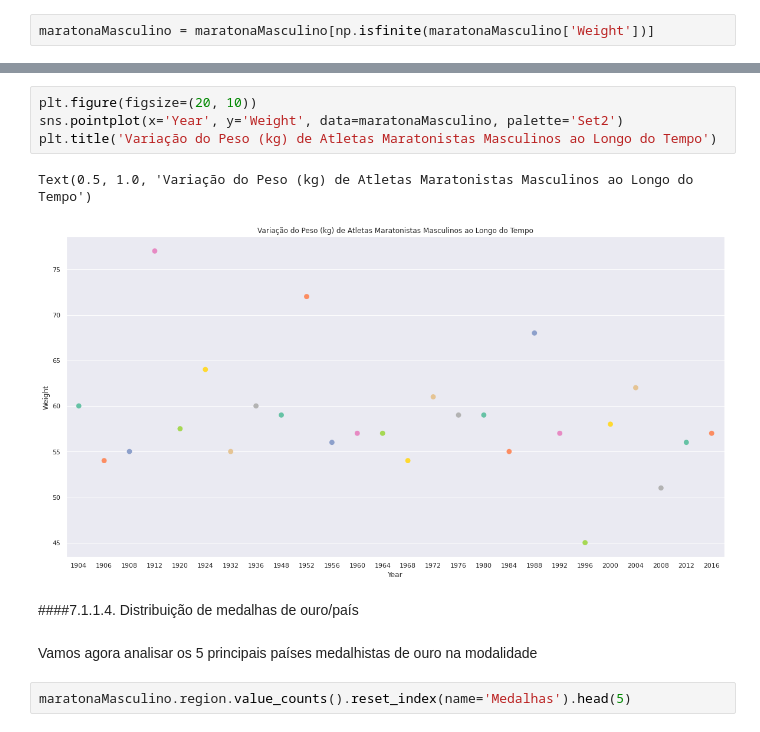
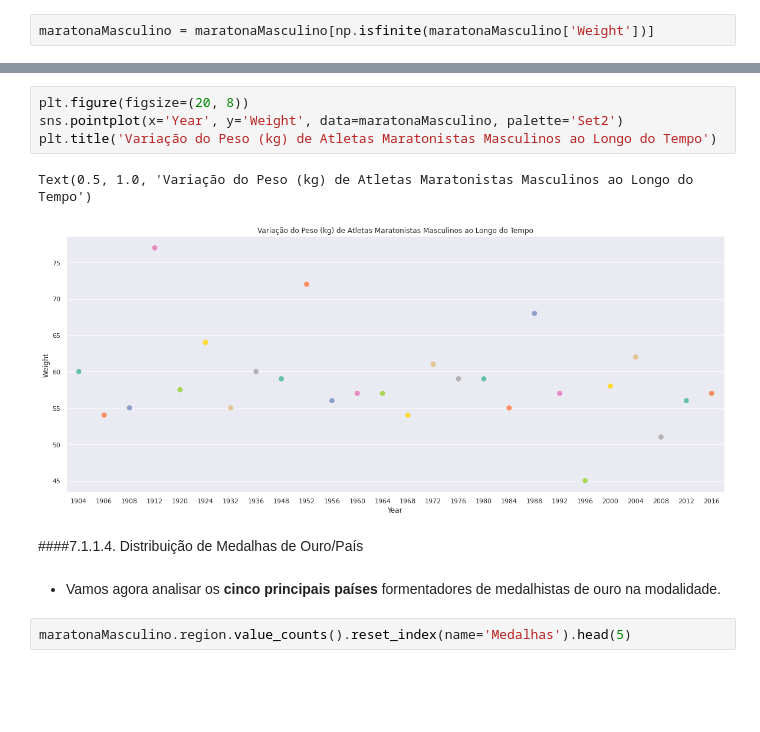
Before and after one commit to MSClaus/Olimpiadas_Analise, a Jupyter notebook: Jogos_Olimpicos.ipynb, the cells around one changed output, grey strips where cells are left out. Saved outputs shown, nothing was run; the diff lists cells and outputs as text; blank space fills up the shorter version.

```diff
--- a/Jogos_Olimpicos.ipynb
+++ b/Jogos_Olimpicos.ipynb
@@ -251,14 +258,14 @@ Usando os mesmos dados, podemos plotar a mudança de peso ao longo do tempo usan
 # %%
-plt.figure(figsize=(20, 10))
+plt.figure(figsize=(20, 8))
 sns.pointplot(x='Year', y='Weight', data=maratonaMasculino, palette='Set2')
 plt.title('Variação do Peso (kg) de Atletas Maratonistas Masculinos ao Longo do Tempo')
 # %% [output]
 Text(0.5, 1.0, 'Variação do Peso (kg) de Atletas Maratonistas Masculinos ao Longo do Tempo')
-[figure, old version]
+[figure, new version]
 # %% [markdown]
-####7.1.1.4. Distribuição de medalhas de ouro/país
+####7.1.1.4. Distribuição de Medalhas de Ouro/País
 # %% [markdown]
-Vamos agora analisar os 5 principais países medalhistas de ouro na modalidade
+- Vamos agora analisar os **cinco principais países** formentadores de medalhistas de ouro na modalidade.
 # %%
 maratonaMasculino.region.value_counts().reset_index(name='Medalhas').head(5)
 # %% [output]
```
Also changed, not shown: parts of 47 cells of this notebook.
